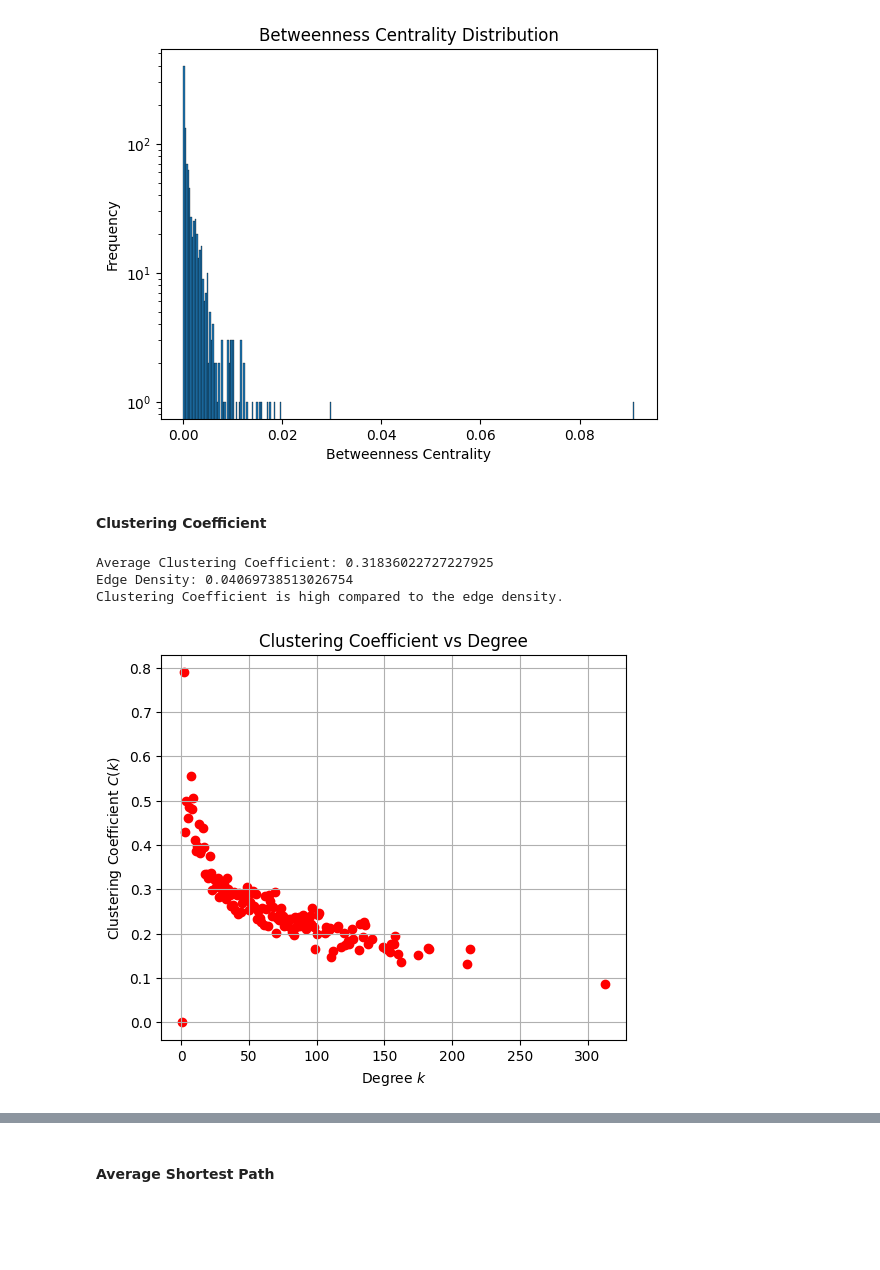
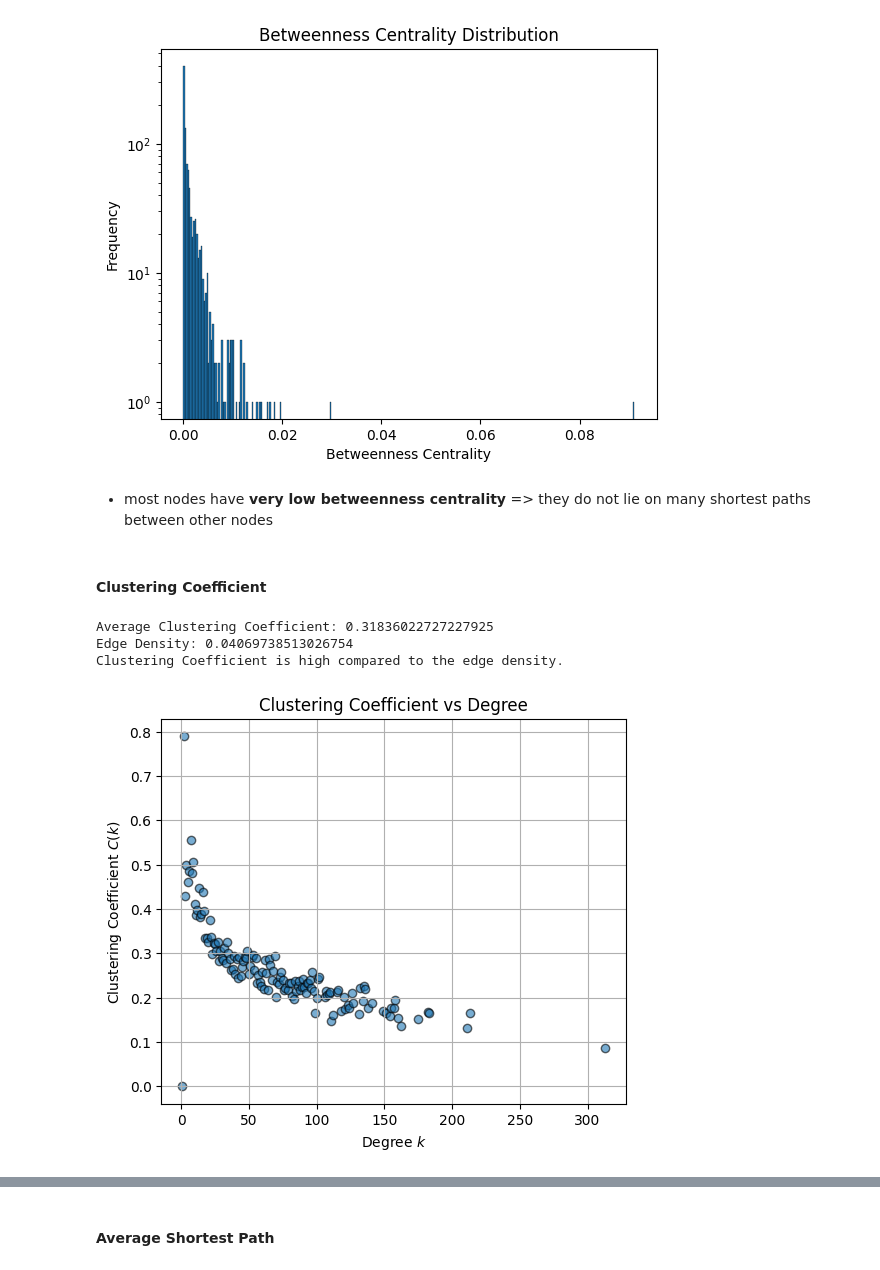
Before and after one commit to Master-HPC-2025/Social-Network-Analysis, a Jupyter notebook: project_1.ipynb, the cells around one changed output, grey strips where cells are left out. Drawn from its saved outputs; the diff is of its cells as text; code cells hidden in the pictures; blank space fills up the shorter version.

```diff
--- a/project_1.ipynb
+++ b/project_1.ipynb
@@ -420,12 +433,14 @@ betweenness_centrality_distribution(G)
 Average Betweenness Centrality: 0.0015223547709239695
 Max Betweenness Centrality: 0.09098269628720329
 [figure]
+# %% [markdown]
+- most nodes have __very low betweenness centrality__ => they do not lie on many shortest paths between other nodes
 # %% [markdown]
 #### Clustering Coefficient
-# %%
-clustering_coefficient_and_distribution_plot(G)
-# %% [output]
-Average Clustering Coefficient: 0.31836022727227925
-Edge Density: 0.04069738513026754
-Clustering Coefficient is high compared to the edge density.
-[figure, removed]
+# %%
+clustering_coefficient_and_degree_distribution_plot(G_original)
+# %% [output]
+Average Clustering Coefficient: 0.31836022727227925
+Edge Density: 0.04069738513026754
+Clustering Coefficient is high compared to the edge density.
+[figure, added]
```
Also changed, not shown: parts of 47 cells of this notebook.
